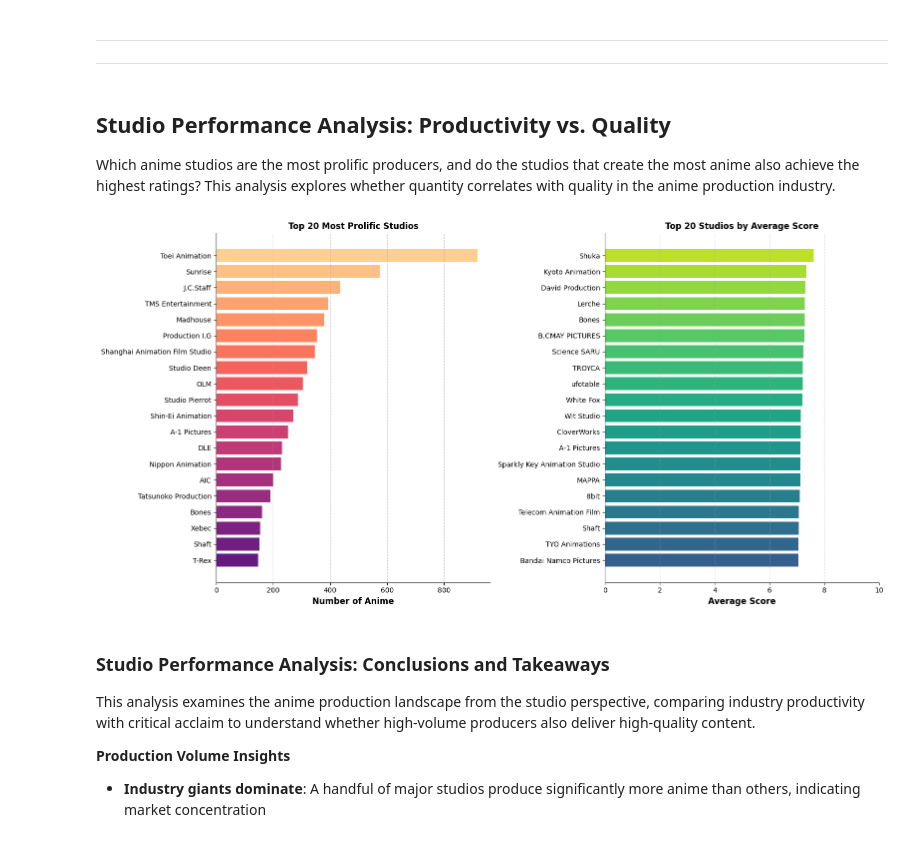
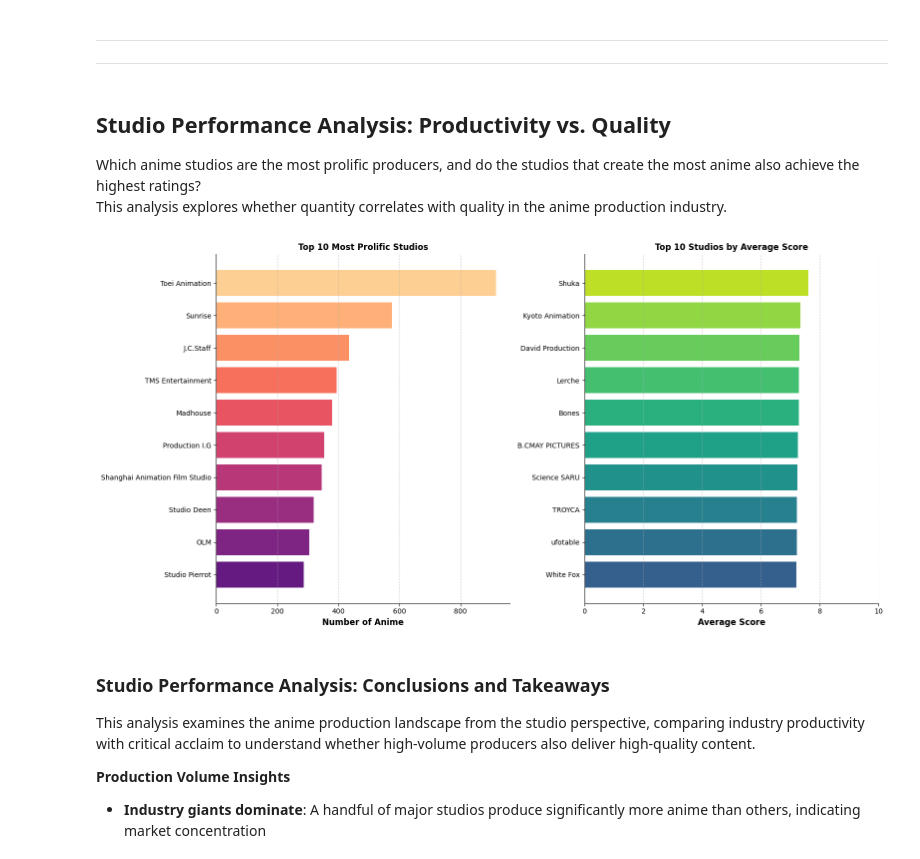
Before and after one commit to FrancoAseglio/Adam_Aseglio_Bertola_HCI, a Jupyter notebook: notebooks/data_viz.ipynb, the cells around one changed output. Cells and saved outputs as stored; diff of their text form; code cells hidden in the pictures.

```diff
--- a/notebooks/data_viz.ipynb
+++ b/notebooks/data_viz.ipynb
@@ -88,11 +87,12 @@ import utils.graphs_utils as gu
 # %% [markdown]
 ## Studio Performance Analysis: Productivity vs. Quality
 
-Which anime studios are the most prolific producers, and do the studios that create the most anime also achieve the highest ratings? This analysis explores whether quantity correlates with quality in the anime production industry.
+Which anime studios are the most prolific producers, and do the studios that create the most anime also achieve the highest ratings?
+This analysis explores whether quantity correlates with quality in the anime production industry.
 # %%
-ax, fig = gu.studio_performance_analysis(min_anime_threshold=20, top_n=20)
+ax, fig = gu.studio_performance_analysis(min_anime_threshold=20)
 # %% [output]
-[figure, old version]
+[figure, new version]
 # %% [markdown]
 ### Studio Performance Analysis: Conclusions and Takeaways
 
```
Also changed, not shown: parts of 3 cells of this notebook, 11 other files.
